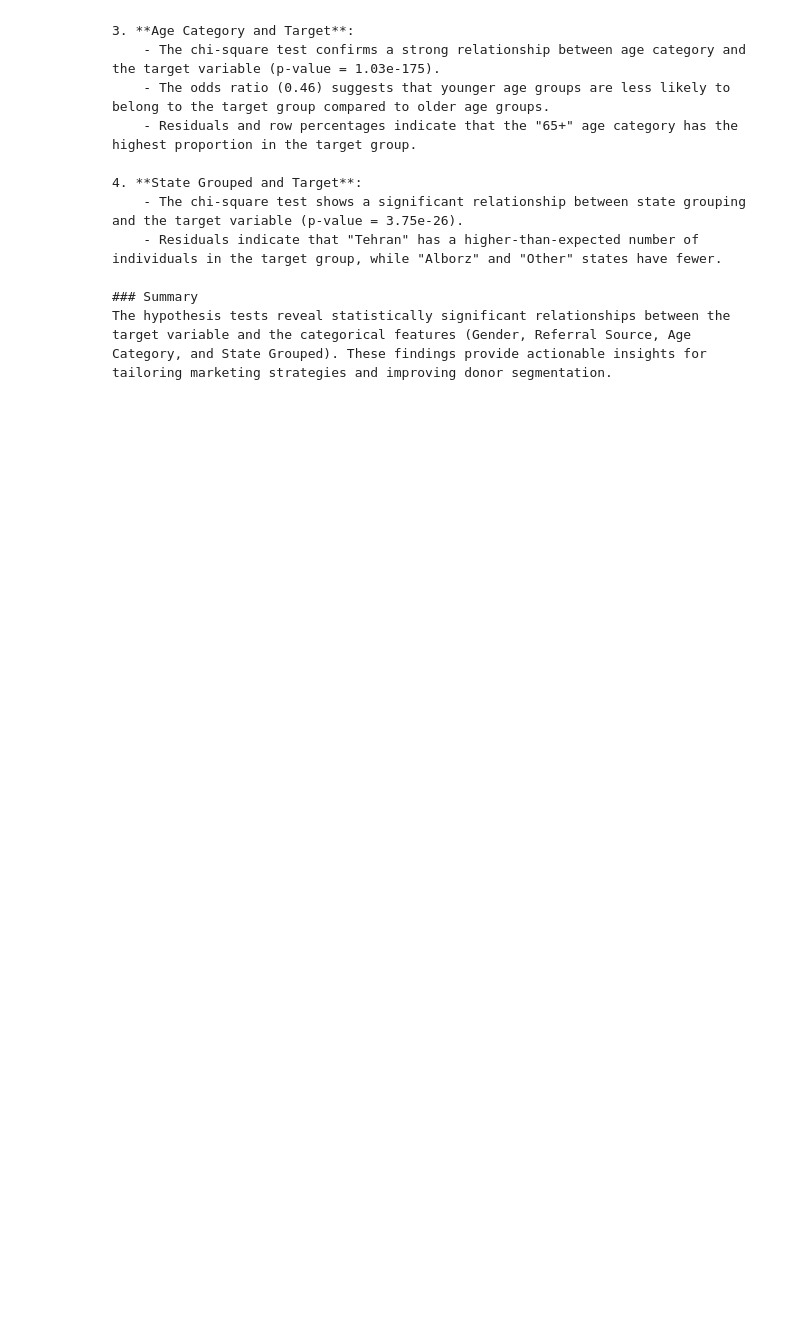
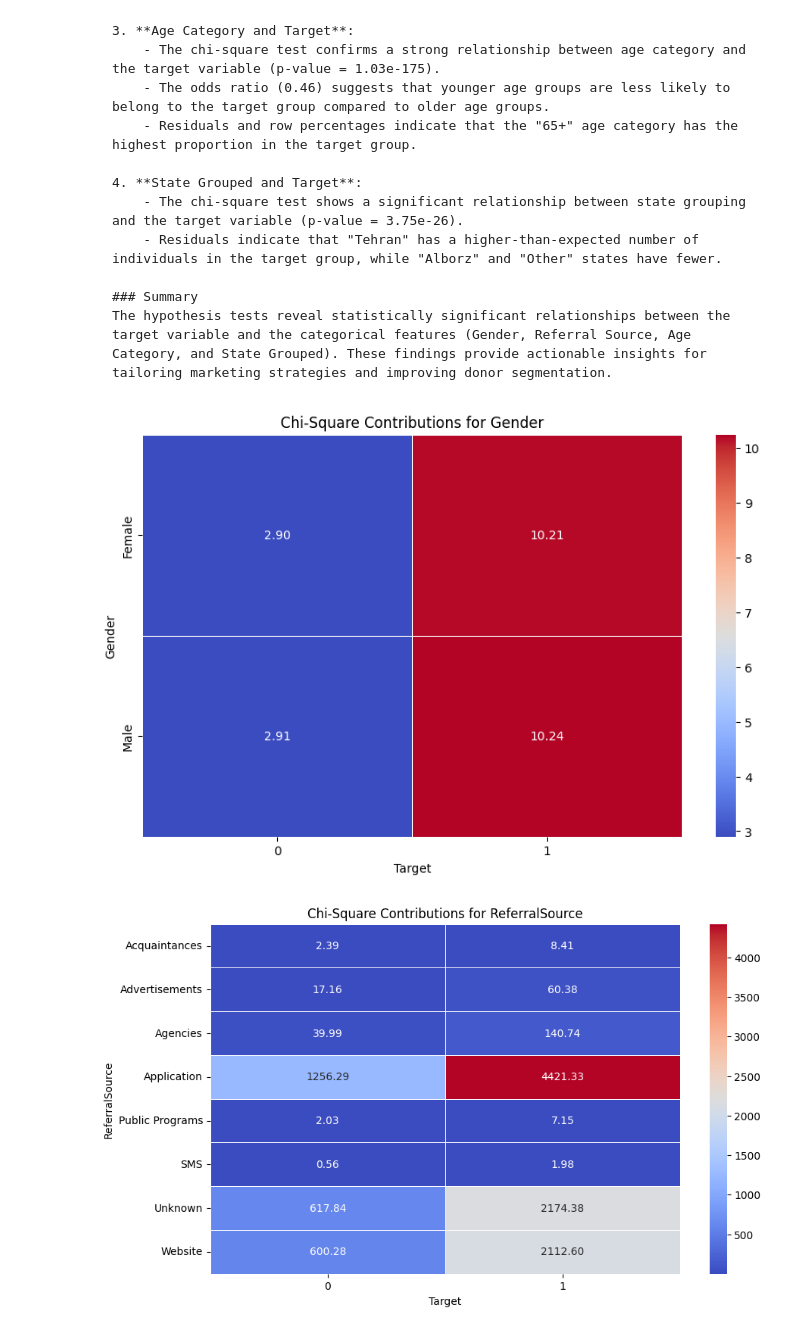
Before and after one commit to minhnguyenquang1709/gp-datamining, a Jupyter notebook: clustering.ipynb, the cells around one changed output. Drawn from its saved outputs; the diff is of its cells as text; code cells hidden in the pictures; blank space fills up the shorter version.

````diff
--- a/clustering.ipynb
+++ b/clustering.ipynb
@@ -1046,3 +1049,30 @@ Odds Ratio for State_Grouped: 1.31
 ### Summary
 The hypothesis tests reveal statistically significant relationships between the target variable and the categorical features (Gender, Referral Source, Age Category, and State Grouped). These findings provide actionable insights for tailoring marketing strategies and improving donor segmentation.
 ```
+# %%
+import numpy as np
+
+def plot_chi_square_contributions(contingency_table, feature_name):
+    # Perform Chi-Square test
+    chi2, p, dof, expected = chi2_contingency(contingency_table)
+
+    # Compute Chi-Square contributions
+    contributions = (contingency_table - expected) ** 2 / expected
+
+    # Create the heatmap
+    plt.figure(figsize=(10, 6))
+    sns.heatmap(contributions, annot=True, cmap='coolwarm', fmt=".2f", linewidths=0.5)
+
+    plt.title(f'Chi-Square Contributions for {feature_name}')
+    plt.xlabel('Target')
+    plt.ylabel(feature_name)
+    plt.show()
+
+# Example Usage:
+plot_chi_square_contributions(contingency_table, 'Gender')
+plot_chi_square_contributions(referral_contingency_table, 'ReferralSource')
+plot_chi_square_contributions(age_contingency_table, 'AgeCategory')
+plot_chi_square_contributions(state_contingency_table, 'State_Grouped')
+# %% [output]
+[figure, added]
+[figure, added]
````
Also changed, not shown: parts of 3 cells of this notebook, 4 other files.
